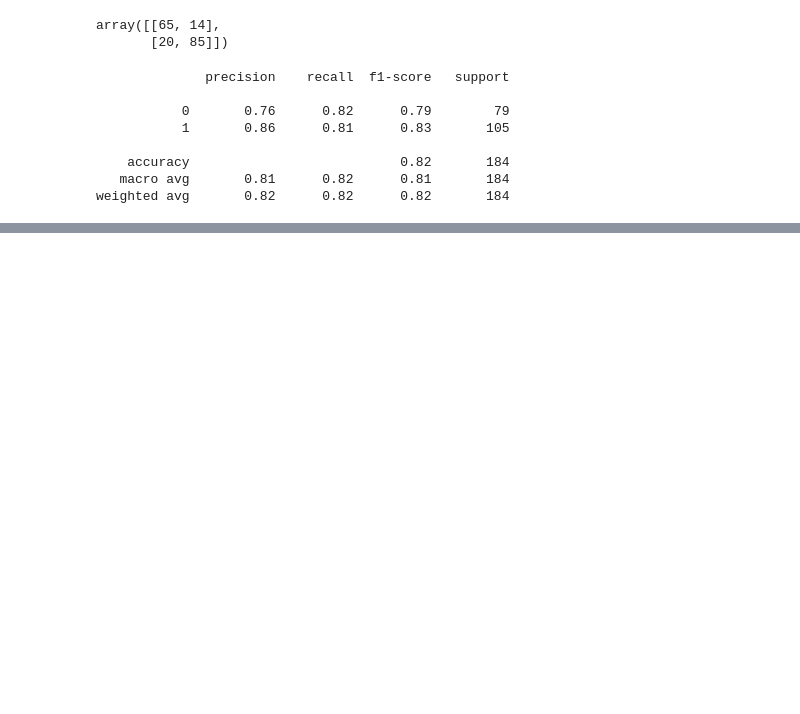
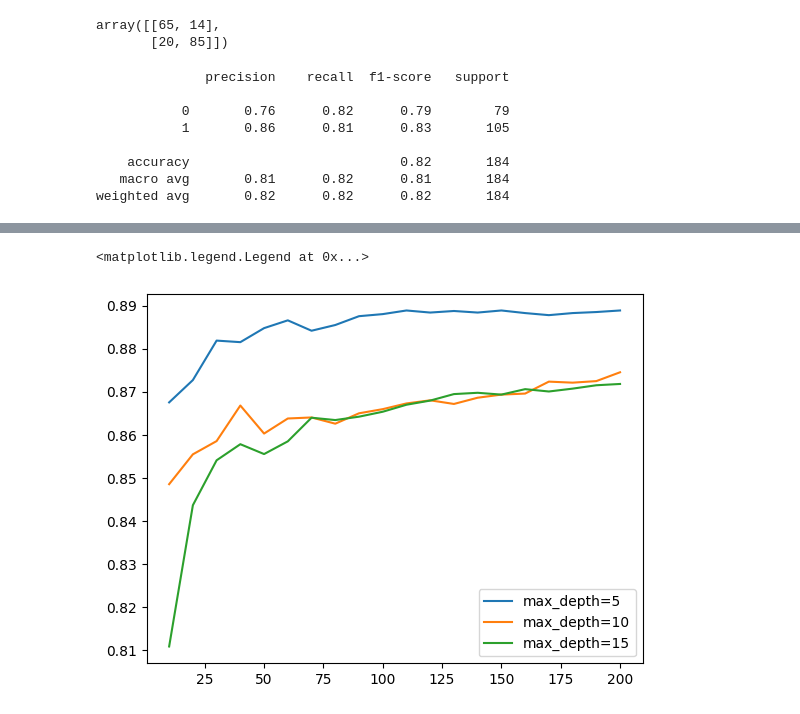
Before and after one commit to wojciech-san/heart-disease-prediction-system, a Jupyter notebook: notebooks/exploratory-data-analysis.ipynb, the cells around one changed output, grey strips where cells are left out. Cells and saved outputs as stored; diff of their text form; code cells hidden in the pictures; blank space fills up the shorter version.

```diff
--- a/notebooks/exploratory-data-analysis.ipynb
+++ b/notebooks/exploratory-data-analysis.ipynb
@@ -154,0 +394,13 @@ weighted avg       0.82      0.82      0.82       184
+# %%
+scores = []
+for d in [5,10,15]:
+    for n in range(10,201,10):
+        rf = RandomForestClassifier(n_estimators=n,max_depth=d, random_state=1)
+        rf.fit(X_train, y_train)
+
+        y_pred= rf.predict_proba(X_val)[:,1]
+        auc = roc_auc_score(y_val, y_pred)
+        scores.append((d,n,auc))
+# %%
+scores_rf = pd.DataFrame(scores, columns=['max_depth','n_estimators', 'auc'])
+scores_rf.head()
@@ -154,0 +414,8 @@ weighted avg       0.82      0.82      0.82       184
+# %%
+for d in [5,10,15]:
+    df_subset = scores_rf[scores_rf['max_depth']==d]
+    plt.plot(df_subset.n_estimators, df_subset.auc,label=f'max_depth={d}')
+plt.legend()
+# %% [output]
+<matplotlib.legend.Legend at 0x...>
+[figure, added]
```
Also changed, not shown: parts of 90 cells of this notebook, 1 other file.
